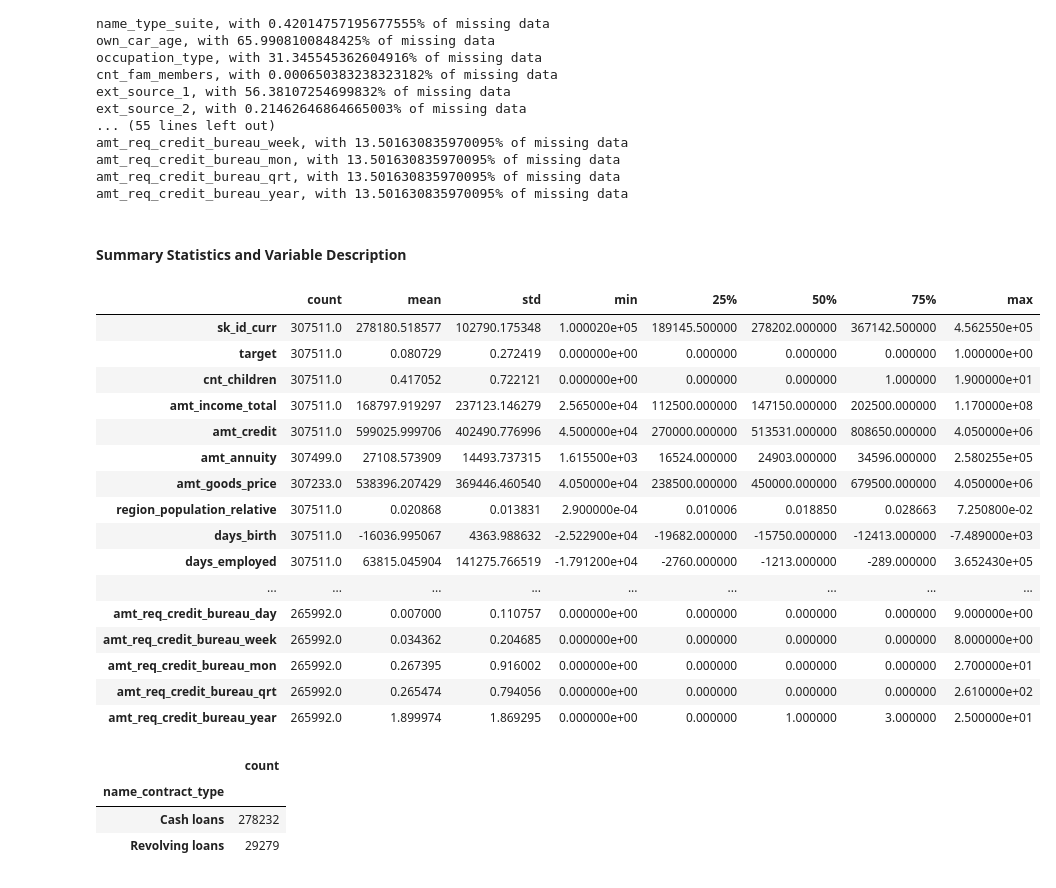
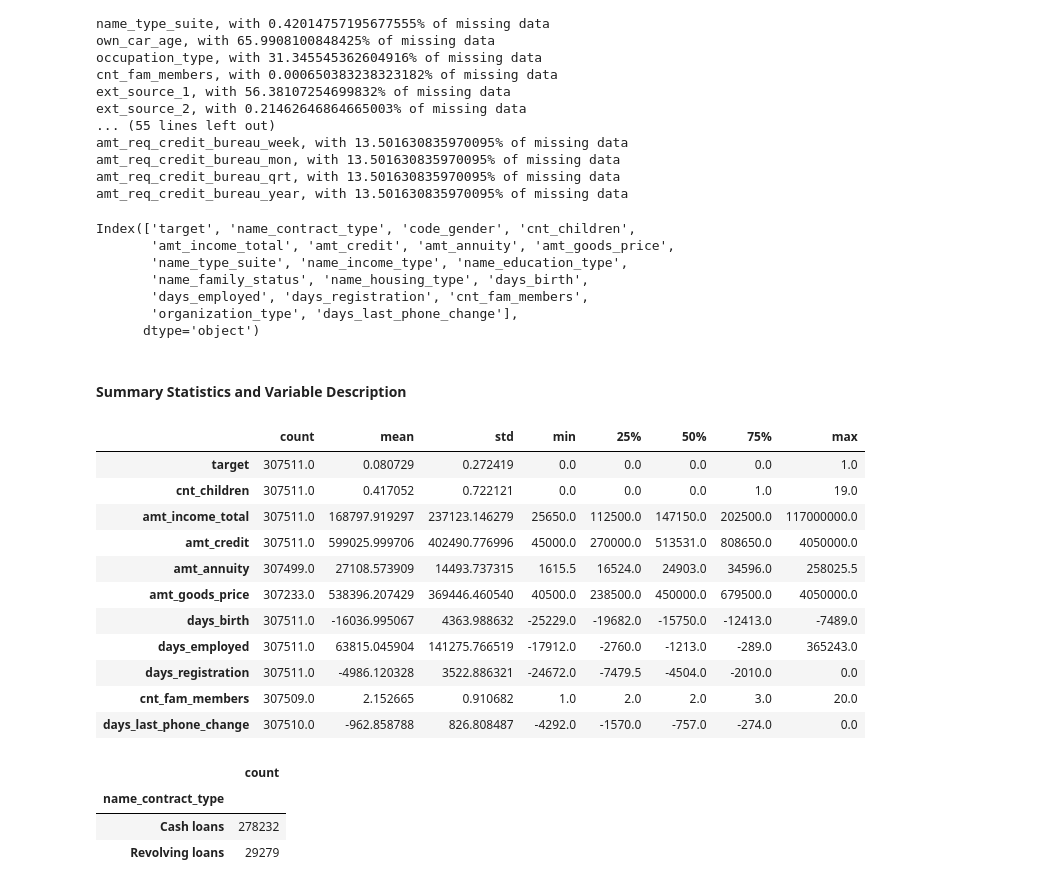
Before and after one commit to kwanda2426/ACML_26_P1, a Jupyter notebook: Models/Starter_notebook.ipynb, the cells around one changed output. Saved outputs shown, nothing was run; the diff lists cells and outputs as text; code cells hidden in the pictures.

```diff
--- a/Models/Starter_notebook.ipynb
+++ b/Models/Starter_notebook.ipynb
@@ -144,10 +144,13 @@ print('Data has {} rows and {} Columns'.format(df.shape[0],df.shape[1]))
 print('')
 print('Data has the following variables with missing values:')
 print('')
+major_missing = []
 for i in df.columns:
   missing_values = 100*df[i].isnull().sum()/df.shape[0]
   if missing_values > 0:
     print(i+', with {}% of missing data'.format(missing_values))
+    if missing_values > 30:
+      major_missing.append(i)
 # %% [output]
 Data has 307511 rows and 122 Columns
 
@@ -166,27 +169,39 @@ amt_req_credit_bureau_week, with 13.501630835970095% of missing data
 amt_req_credit_bureau_mon, with 13.501630835970095% of missing data
 amt_req_credit_bureau_qrt, with 13.501630835970095% of missing data
 amt_req_credit_bureau_year, with 13.501630835970095% of missing data
+# %%
+cols_unneeded1 = [i for i in df.columns if 'flag' in i] + [i for i in df.columns if 'social' in i] + [i for i in df.columns if 'region' in i]+ [i for i in df.columns if 'process' in i]
+cols_unneeded2 = [i for i in df.columns if 'id' in i]+ [i for i in df.columns if 'source' in i]+ [i for i in df.columns if 'bureau' in i] + [i for i in df.columns if 'city' in i]
+
+final_cols = major_missing+cols_unneeded1+cols_unneeded2
+# %%
+df_fin = df.drop(final_cols, axis = 1)
+# %%
+df_fin.columns
+# %% [output]
+Index(['target', 'name_contract_type', 'code_gender', 'cnt_children',
+       'amt_income_total', 'amt_credit', 'amt_annuity', 'amt_goods_price',
+       'name_type_suite', 'name_income_type', 'name_education_type',
+       'name_family_status', 'name_housing_type', 'days_birth',
+       'days_employed', 'days_registration', 'cnt_fam_members',
+       'organization_type', 'days_last_phone_change'],
+      dtype='object')
 # %% [markdown]
 #### Summary Statistics and Variable Description
 # %%
 #describing numerical columns
-df.describe().T
+df_fin.describe().T
 # %% [output]
 |  | count | mean | std | min | 25% | 50% | 75% | max |
-| sk_id_curr | 307511.0 | 278180.518577 | 102790.175348 | 1.000020e+05 | 189145.500000 | 278202.000000 | 367142.500000 | 4.562550e+05 |
-| target | 307511.0 | 0.080729 | 0.272419 | 0.000000e+00 | 0.000000 | 0.000000 | 0.000000 | 1.000000e+00 |
-| cnt_children | 307511.0 | 0.417052 | 0.722121 | 0.000000e+00 | 0.000000 | 0.000000 | 1.000000 | 1.900000e+01 |
-| amt_income_total | 307511.0 | 168797.919297 | 237123.146279 | 2.565000e+04 | 112500.000000 | 147150.000000 | 202500.000000 | 1.170000e+08 |
-| amt_credit | 307511.0 | 599025.999706 | 402490.776996 | 4.500000e+04 | 270000.000000 | 513531.000000 | 808650.000000 | 4.050000e+06 |
-| amt_annuity | 307499.0 | 27108.573909 | 14493.737315 | 1.615500e+03 | 16524.000000 | 24903.000000 | 34596.000000 | 2.580255e+05 |
-| amt_goods_price | 307233.0 | 538396.207429 | 369446.460540 | 4.050000e+04 | 238500.000000 | 450000.000000 | 679500.000000 | 4.050000e+06 |
-| region_population_relative | 307511.0 | 0.020868 | 0.013831 | 2.900000e-04 | 0.010006 | 0.018850 | 0.028663 | 7.250800e-02 |
-| days_birth | 307511.0 | -16036.995067 | 4363.988632 | -2.522900e+04 | -19682.000000 | -15750.000000 | -12413.000000 | -7.489000e+03 |
-| days_employed | 307511.0 | 63815.045904 | 141275.766519 | -1.791200e+04 | -2760.000000 | -1213.000000 | -289.000000 | 3.652430e+05 |
-| ... | ... | ... | ... | ... | ... | ... | ... | ... |
-| amt_req_credit_bureau_day | 265992.0 | 0.007000 | 0.110757 | 0.000000e+00 | 0.000000 | 0.000000 | 0.000000 | 9.000000e+00 |
-| amt_req_credit_bureau_week | 265992.0 | 0.034362 | 0.204685 | 0.000000e+00 | 0.000000 | 0.000000 | 0.000000 | 8.000000e+00 |
-| amt_req_credit_bureau_mon | 265992.0 | 0.267395 | 0.916002 | 0.000000e+00 | 0.000000 | 0.000000 | 0.000000 | 2.700000e+01 |
-| amt_req_credit_bureau_qrt | 265992.0 | 0.265474 | 0.794056 | 0.000000e+00 | 0.000000 | 0.000000 | 0.000000 | 2.610000e+02 |
-| amt_req_credit_bureau_year | 265992.0 | 1.899974 | 1.869295 | 0.000000e+00 | 0.000000 | 1.000000 | 3.000000 | 2.500000e+01 |
+| target | 307511.0 | 0.080729 | 0.272419 | 0.0 | 0.0 | 0.0 | 0.0 | 1.0 |
+| cnt_children | 307511.0 | 0.417052 | 0.722121 | 0.0 | 0.0 | 0.0 | 1.0 | 19.0 |
+| amt_income_total | 307511.0 | 168797.919297 | 237123.146279 | 25650.0 | 112500.0 | 147150.0 | 202500.0 | 117000000.0 |
+| amt_credit | 307511.0 | 599025.999706 | 402490.776996 | 45000.0 | 270000.0 | 513531.0 | 808650.0 | 4050000.0 |
+| amt_annuity | 307499.0 | 27108.573909 | 14493.737315 | 1615.5 | 16524.0 | 24903.0 | 34596.0 | 258025.5 |
+| amt_goods_price | 307233.0 | 538396.207429 | 369446.460540 | 40500.0 | 238500.0 | 450000.0 | 679500.0 | 4050000.0 |
+| days_birth | 307511.0 | -16036.995067 | 4363.988632 | -25229.0 | -19682.0 | -15750.0 | -12413.0 | -7489.0 |
+| days_employed | 307511.0 | 63815.045904 | 141275.766519 | -17912.0 | -2760.0 | -1213.0 | -289.0 | 365243.0 |
+| days_registration | 307511.0 | -4986.120328 | 3522.886321 | -24672.0 | -7479.5 | -4504.0 | -2010.0 | 0.0 |
+| cnt_fam_members | 307509.0 | 2.152665 | 0.910682 | 1.0 | 2.0 | 2.0 | 3.0 | 20.0 |
+| days_last_phone_change | 307510.0 | -962.858788 | 826.808487 | -4292.0 | -1570.0 | -757.0 | -274.0 | 0.0 |
 # %%
```
Also changed, not shown: parts of 14 cells of this notebook.
